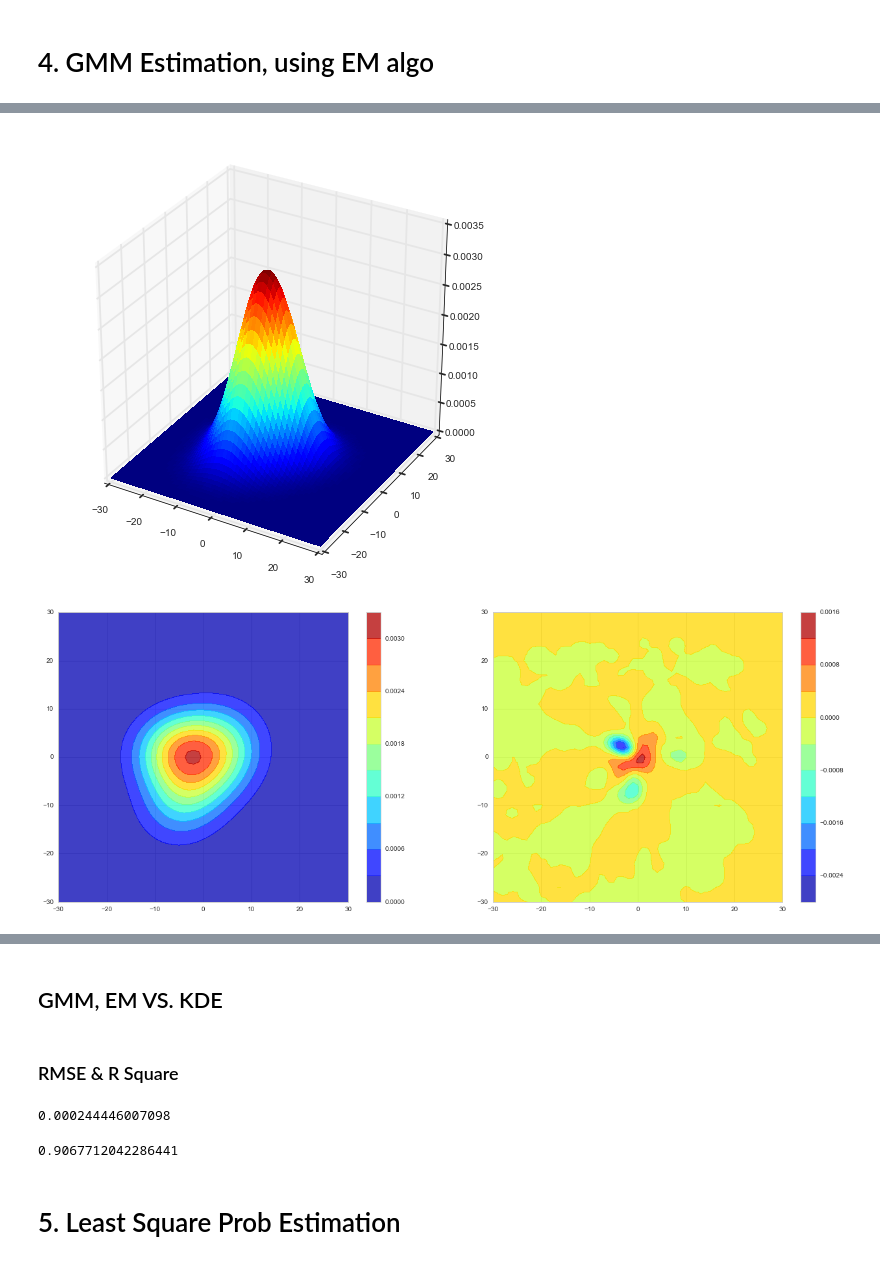
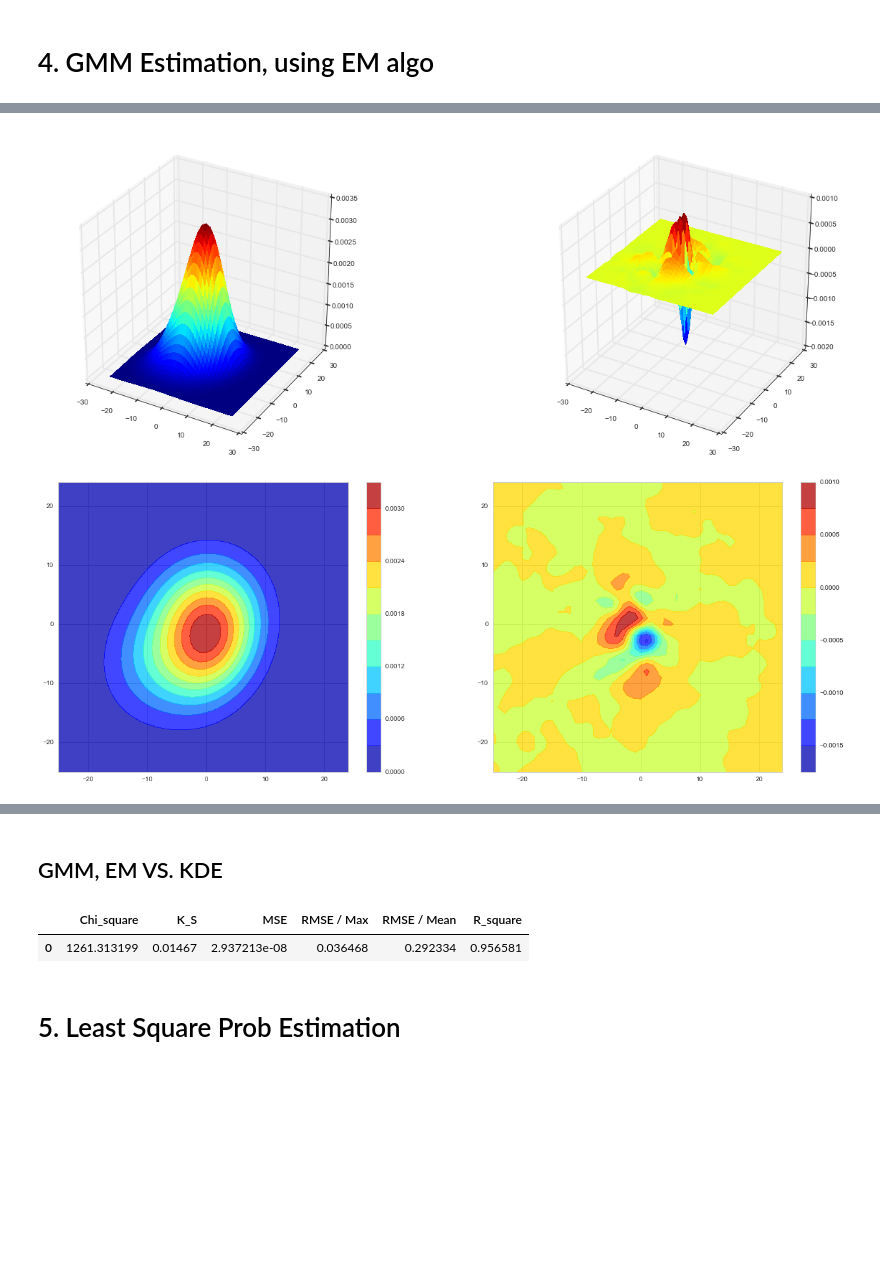
Before and after one commit to cqcn1991/Wind-Speed-Analysis, a Jupyter notebook: time_shift.ipynb, the cells around one changed output, grey strips where cells are left out. Cells and saved outputs as stored; diff of their text form; code cells hidden in the pictures; blank space fills up the shorter version.

```diff
--- a/time_shift.ipynb
+++ b/time_shift.ipynb
@@ -384,11 +387,20 @@ print np.mean(df.x), np.mean(df.y)
 speed_set = np.array(zip(df.x, df.y))
 speed_angle_set = np.array(zip(df.speed, df.dir))
 number_of_gaussian = 3
-# %%
-fitting_range = []
-for i in np.arange(-20, 21, 1):
-    for j in np.arange(-20, 21, 1):
-        fitting_range.append([i,j])
+# %%
+fitting_range = []
+if knot_unit == True:
+    fitting_axis_range = np.arange(-20, 21, 1)
+    plot_axis_range = np.arange(-25, 25, 1)
+else:
+    fitting_axis_range = np.arange(-10, 11, 1)
+    plot_axis_range = np.arange(-10, 11, 1)
+
+for i in fitting_axis_range:
+    for j in fitting_axis_range:
+        fitting_range.append([i,j])
+
+original_dim = int(np.sqrt(len(fitting_range)))
 # %% [markdown]
 # 3. Kernel Density Estimation
 # %%
@@ -447,21 +462,27 @@ GMM Plot Result
 # %%
-X = Y = np.arange(-30, 31, 1)
-Z = generate_Z_from_X_Y(X,Y, lambda coords: np.exp(clf.score_samples(coords)[0]))
-plot_3d_prob_density(X,Y,Z)
-
-fig = plt.figure(figsize=(22,8))
-ax1 = fig.add_subplot(1,2,1)
-plot_2d_prob_density(X,Y,Z,ax1)
+X = Y = plot_axis_range
+pdf_Z = generate_Z_from_X_Y(X,Y, lambda coords: np.exp(clf.score_samples(coords)[0]))
 
 def residule_between_kde_and_gmm(points):
     kde_vals = np.exp(kde.score_samples(points))
     gmm_vals = np.exp(clf.score_samples(points)[0])
     return gmm_vals - kde_vals
 
-Z = generate_Z_from_X_Y(X,Y, residule_between_kde_and_gmm)
+residual_Z = generate_Z_from_X_Y(X,Y, residule_between_kde_and_gmm)
+
+fig = plt.figure(figsize=(22,8))
+ax1 = fig.add_subplot(1,2,1, projection = '3d')
+plot_3d_prob_density(X,Y,pdf_Z,ax1)
+ax2 = fig.add_subplot(1,2,2,projection = '3d')
+plot_3d_prob_density(X,Y,residual_Z,ax2)
+gmm_em_3d_fig = fig
+
+fig = plt.figure(figsize=(22,8))
+ax1 = fig.add_subplot(1,2,1)
+plot_2d_prob_density(X,Y,pdf_Z,ax1)
 ax2 = fig.add_subplot(1,2,2)
-plot_2d_prob_density(X,Y,Z,ax2)
-plot_3d_prob_density(X,Y,Z)
+plot_2d_prob_density(X,Y,residual_Z,ax2)
+gmm_em_2d_fig = fig
 # %% [output]
-[figure, old version]
+[figure, new version]
-[figure, old version]
+[figure, new version]
@@ -475,14 +494,8 @@ kde_result = np.exp(kde.score_samples(points))
-# %% [markdown]
-### RMSE & R Square
-# %%
-error_array = np.power(gmm_pdf_result - kde_result,2)
-MSE = np.average(error_array)
-RMSE = np.sqrt(MSE)
-
-print RMSE
-R_square_of(MSE, kde_result)
-# %% [output]
-0.000244446007098
-0.9067712042286441
+# %%
+# put into Pandas to make it looks better
+pd.DataFrame([goodness_of_fit_summary(gmm_pdf_result, kde_result, count = len(df))])
+# %% [output]
+|  | Chi_square | K_S | MSE | RMSE / Max | RMSE / Mean | R_square |
+| 0 | 1261.313199 | 0.01467 | 2.937213e-08 | 0.036468 | 0.292334 | 0.956581 |
 # %% [markdown]
 # 5. Least Square Prob Estimation
```
Also changed, not shown: parts of 82 cells of this notebook, 10 other files.
